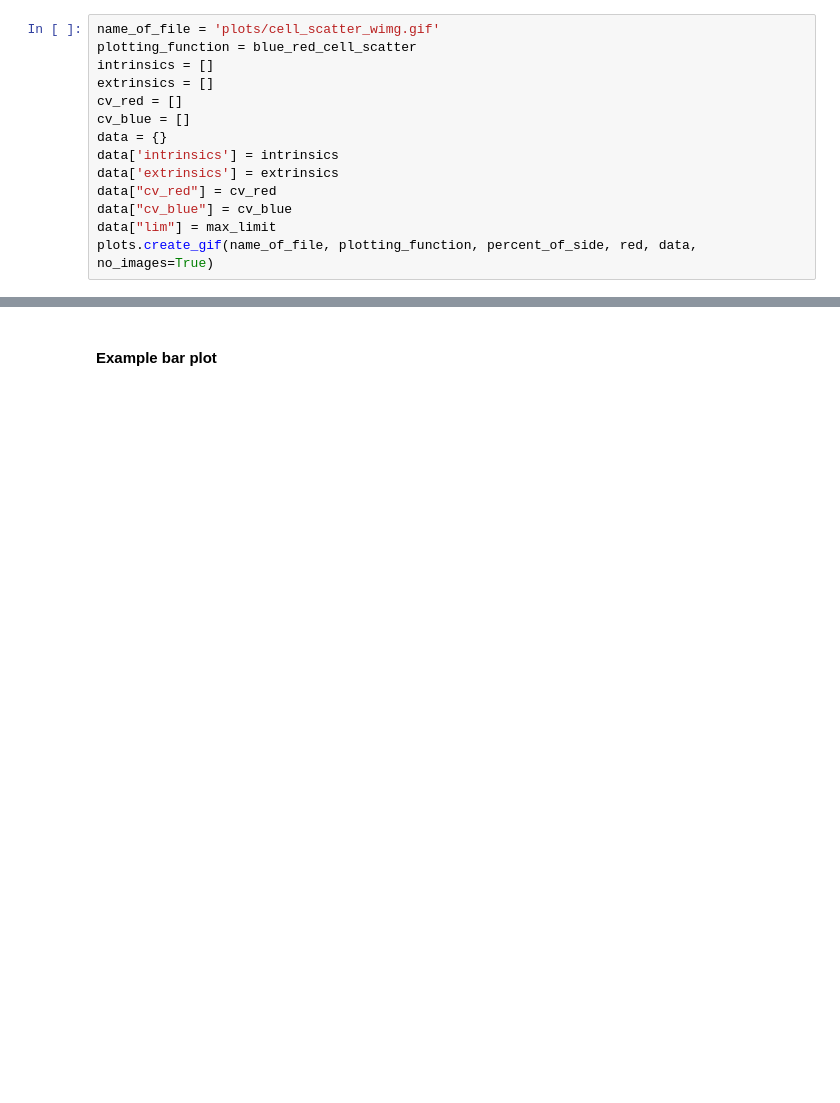
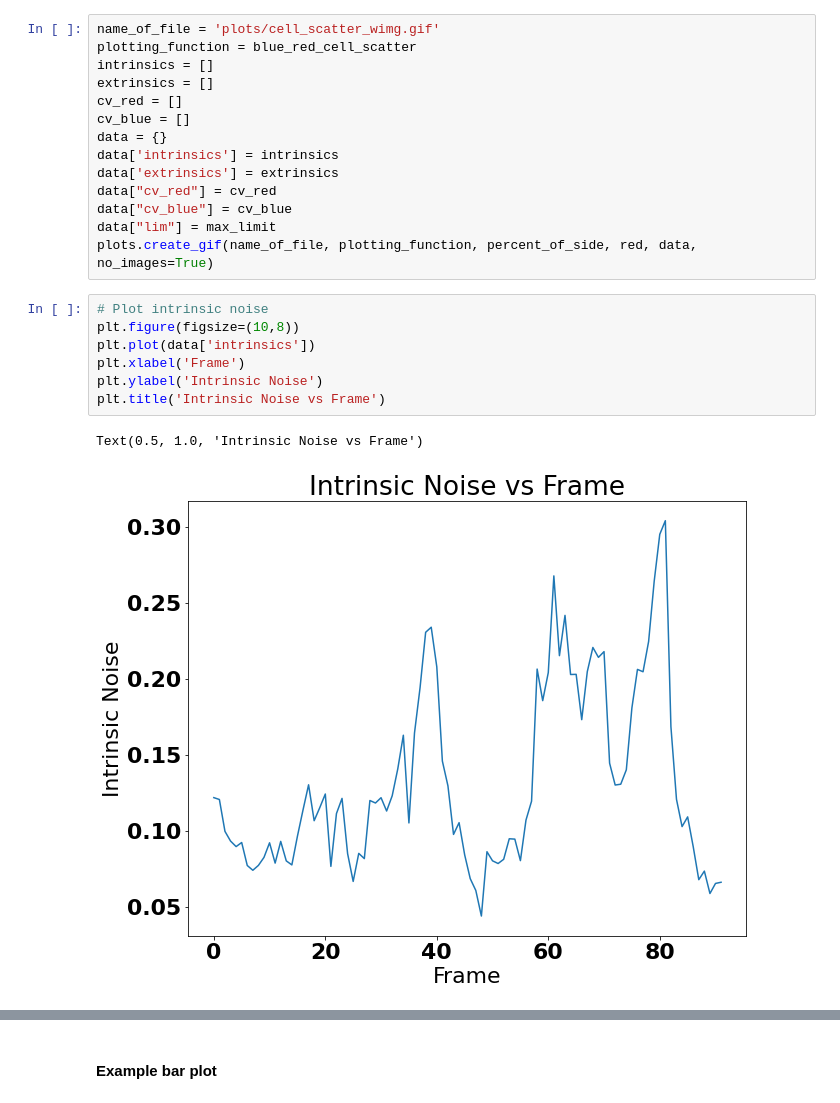
Before and after one commit to degtrdg/spheroid-analysis, a Jupyter notebook: cell_segmentation.ipynb, the cells around one changed output, grey strips where cells are left out. Cells and saved outputs as stored; diff of their text form; blank space fills up the shorter version.

```diff
--- a/cell_segmentation.ipynb
+++ b/cell_segmentation.ipynb
@@ -172,3 +185,13 @@ data["cv_red"] = cv_red
 data["cv_blue"] = cv_blue
 data["lim"] = max_limit
 plots.create_gif(name_of_file, plotting_function, percent_of_side, red, data, no_images=True)
+# %%
+# Plot intrinsic noise
+plt.figure(figsize=(10,8))
+plt.plot(data['intrinsics'])
+plt.xlabel('Frame')
+plt.ylabel('Intrinsic Noise')
+plt.title('Intrinsic Noise vs Frame')
+# %% [output]
+Text(0.5, 1.0, 'Intrinsic Noise vs Frame')
+[figure, added]
```
Also changed, not shown: parts of 11 cells of this notebook, 6 other files.
